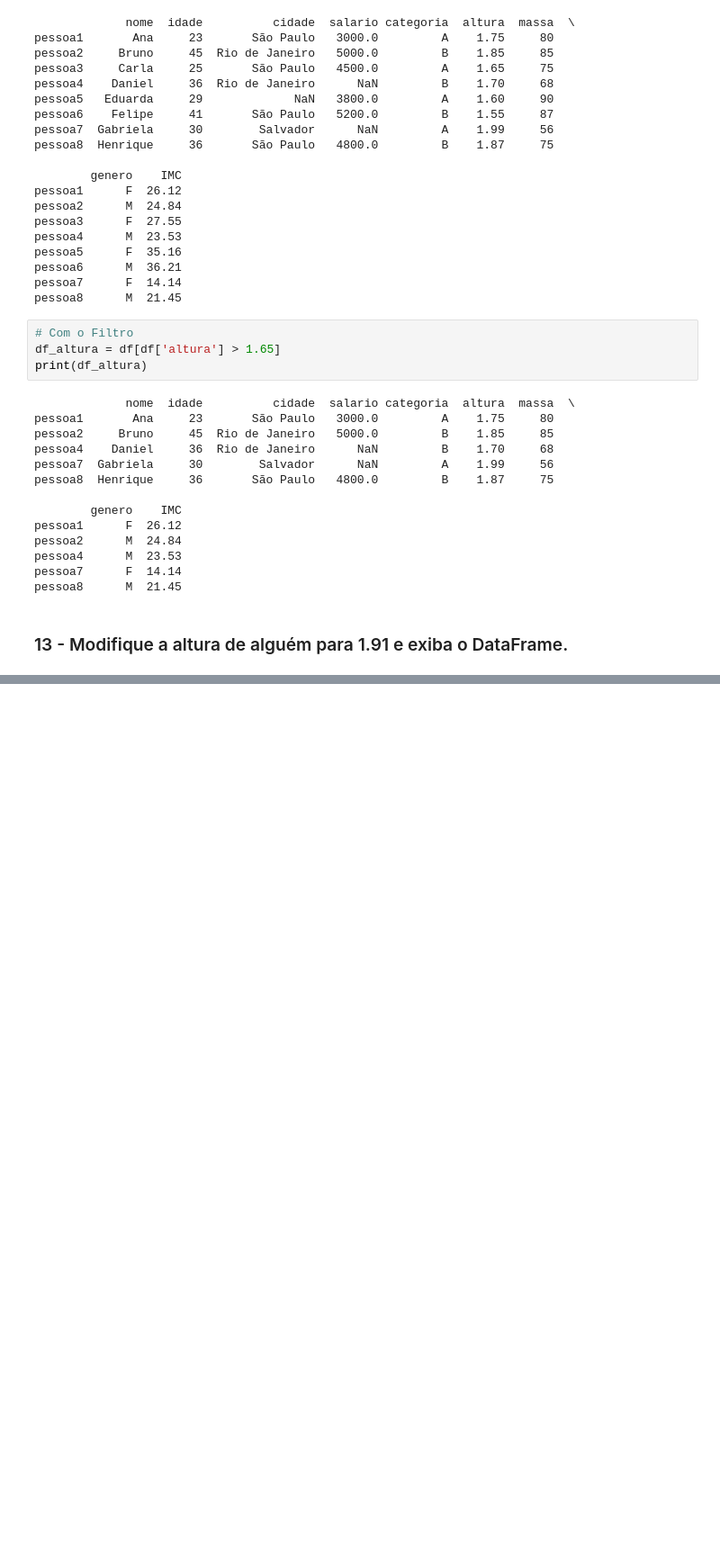
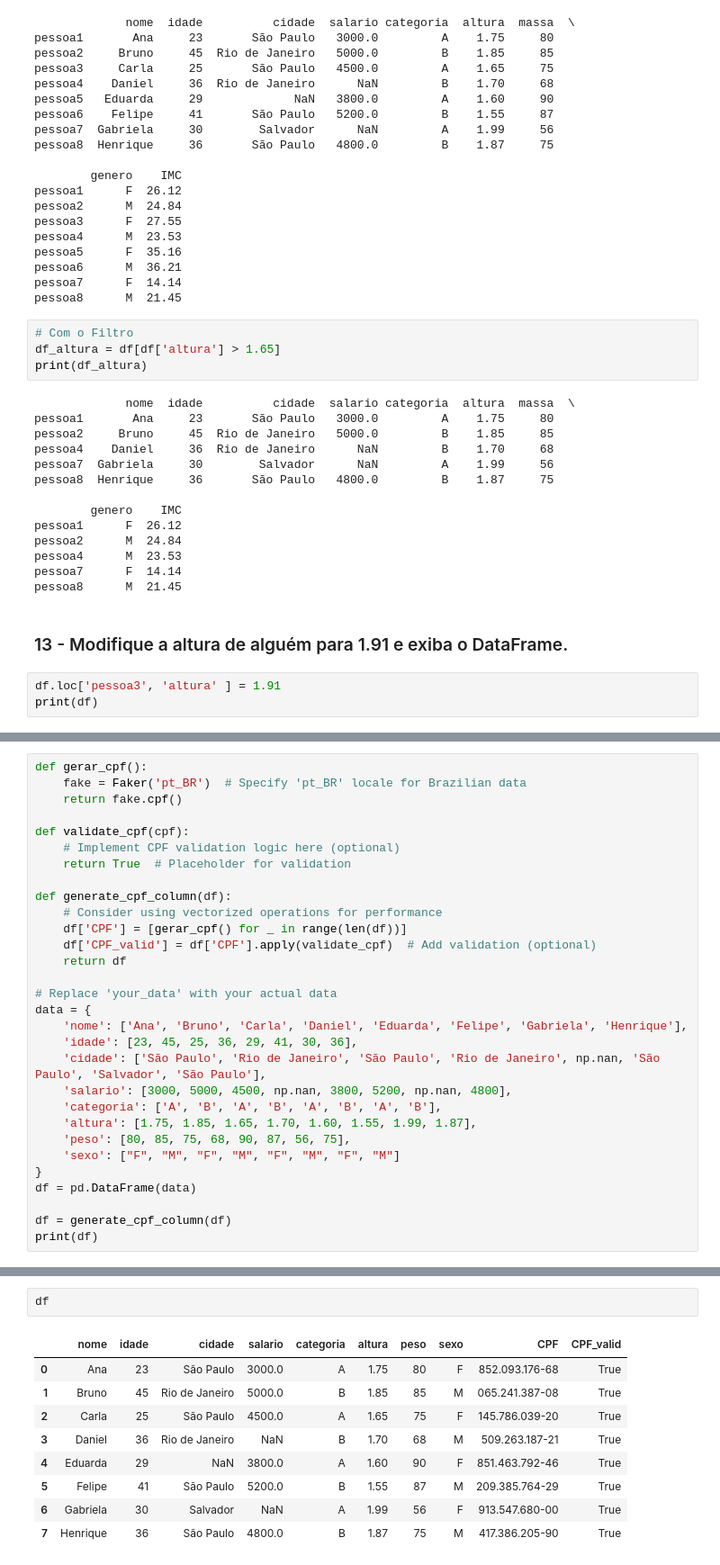
Before and after one commit to henderson92/BootCamp---Analista-de-Dados, a Jupyter notebook: Pandas_Exercicio.ipynb, the cells around one changed output, grey strips where cells are left out. Shown: that part at 90% size. Saved outputs shown, nothing was run; the diff lists cells and outputs as text; blank space fills up the shorter version.

```diff
--- a/Pandas_Exercicio.ipynb
+++ b/Pandas_Exercicio.ipynb
@@ -246,3 +248,6 @@ pessoa7      F  14.14
 pessoa8      M  21.45
 # %% [markdown]
 ### 13 - Modifique a altura de alguém para 1.91 e exiba o DataFrame.
+# %%
+df.loc['pessoa3', 'altura' ] = 1.91
+print(df)
@@ -248,0 +295,30 @@ pessoa8      M  21.45
+# %%
+def gerar_cpf():
+    fake = Faker('pt_BR')  # Specify 'pt_BR' locale for Brazilian data
+    return fake.cpf()
+
+def validate_cpf(cpf):
+    # Implement CPF validation logic here (optional)
+    return True  # Placeholder for validation
+
+def generate_cpf_column(df):
+    # Consider using vectorized operations for performance
+    df['CPF'] = [gerar_cpf() for _ in range(len(df))]
+    df['CPF_valid'] = df['CPF'].apply(validate_cpf)  # Add validation (optional)
+    return df
+
+# Replace 'your_data' with your actual data
+data = {
+    'nome': ['Ana', 'Bruno', 'Carla', 'Daniel', 'Eduarda', 'Felipe', 'Gabriela', 'Henrique'],
+    'idade': [23, 45, 25, 36, 29, 41, 30, 36],
+    'cidade': ['São Paulo', 'Rio de Janeiro', 'São Paulo', 'Rio de Janeiro', np.nan, 'São Paulo', 'Salvador', 'São Paulo'],
+    'salario': [3000, 5000, 4500, np.nan, 3800, 5200, np.nan, 4800],
+    'categoria': ['A', 'B', 'A', 'B', 'A', 'B', 'A', 'B'],
+    'altura': [1.75, 1.85, 1.65, 1.70, 1.60, 1.55, 1.99, 1.87],
+    'peso': [80, 85, 75, 68, 90, 87, 56, 75],
+    'sexo': ["F", "M", "F", "M", "F", "M", "F", "M"]
+}
+df = pd.DataFrame(data)
+
+df = generate_cpf_column(df)
+print(df)
@@ -248,0 +345,12 @@ pessoa8      M  21.45
+# %%
+df
+# %% [output]
+|  | nome | idade | cidade | salario | categoria | altura | peso | sexo | CPF | CPF_valid |
+| 0 | Ana | 23 | São Paulo | 3000.0 | A | 1.75 | 80 | F | 852.093.176-68 | True |
+| 1 | Bruno | 45 | Rio de Janeiro | 5000.0 | B | 1.85 | 85 | M | 065.241.387-08 | True |
+| 2 | Carla | 25 | São Paulo | 4500.0 | A | 1.65 | 75 | F | 145.786.039-20 | True |
+| 3 | Daniel | 36 | Rio de Janeiro | NaN | B | 1.70 | 68 | M | 509.263.187-21 | True |
+| 4 | Eduarda | 29 | NaN | 3800.0 | A | 1.60 | 90 | F | 851.463.792-46 | True |
+| 5 | Felipe | 41 | São Paulo | 5200.0 | B | 1.55 | 87 | M | 209.385.764-29 | True |
+| 6 | Gabriela | 30 | Salvador | NaN | A | 1.99 | 56 | F | 913.547.680-00 | True |
+| 7 | Henrique | 36 | São Paulo | 4800.0 | B | 1.87 | 75 | M | 417.386.205-90 | True |
```
Also changed, not shown: parts of 19 cells of this notebook, 2 other files.
